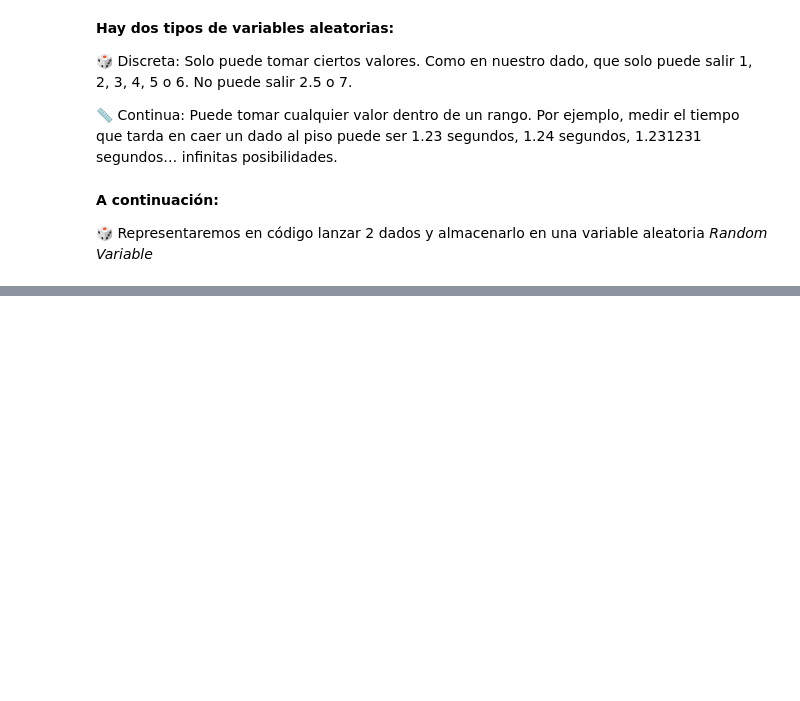
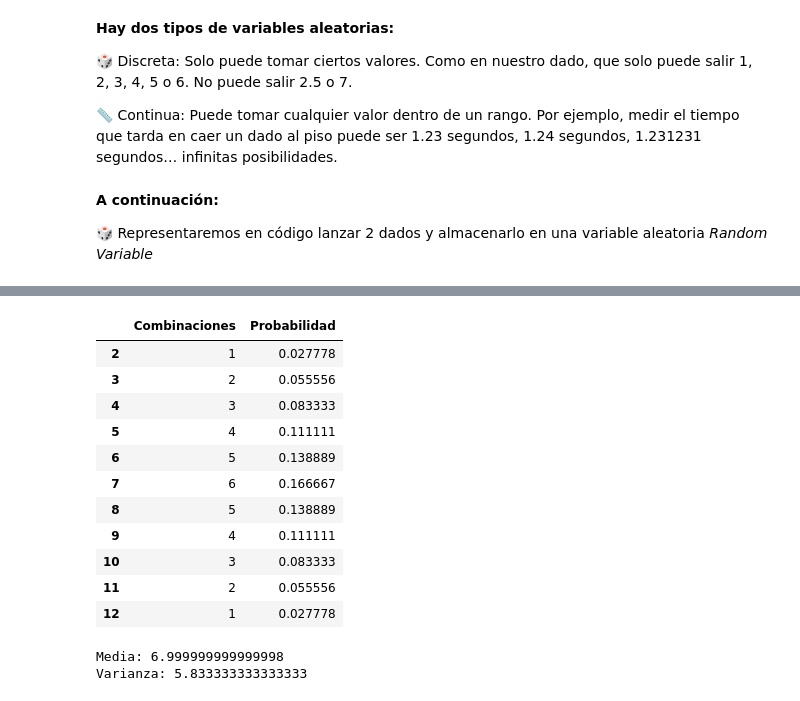
Before and after one commit to prquezada/Financial-Analysis, a Jupyter notebook: ch02.ipynb, the cells around one changed output, grey strips where cells are left out. Saved outputs shown, nothing was run; the diff lists cells and outputs as text; code cells hidden in the pictures; blank space fills up the shorter version.

```diff
--- a/ch02.ipynb
+++ b/ch02.ipynb
@@ -82,0 +95,26 @@ relative_freq.plot(kind='bar', title='Frecuencia Relativa de la Suma de Dos Dado
+# %%
+xdistribution = pd.DataFrame(index=range(2, 13))
+xdistribution['Combinaciones'] = [1,2,3,4,5,6,5,4,3,2,1] # Combinaciones de la suma de dos dados
+xdistribution['Probabilidad'] = xdistribution['Combinaciones'] / 36 # Probabilidad de la suma de dos dados
+xdistribution
+# %% [output]
+|  | Combinaciones | Probabilidad |
+| 2 | 1 | 0.027778 |
+| 3 | 2 | 0.055556 |
+| 4 | 3 | 0.083333 |
+| 5 | 4 | 0.111111 |
+| 6 | 5 | 0.138889 |
+| 7 | 6 | 0.166667 |
+| 8 | 5 | 0.138889 |
+| 9 | 4 | 0.111111 |
+| 10 | 3 | 0.083333 |
+| 11 | 2 | 0.055556 |
+| 12 | 1 | 0.027778 |
+# %%
+media = (xdistribution.index * xdistribution['Probabilidad']).sum() # Media de la suma de dos dados
+varianza = ((xdistribution.index - media) ** 2 * xdistribution['Probabilidad']).sum() # Varianza de la suma de dos dados
+print('Media:', media)
+print('Varianza:', varianza)
+# %% [output]
+Media: 6.999999999999998
+Varianza: 5.833333333333333
```
Also changed, not shown: parts of 9 cells of this notebook, 4 other files.
